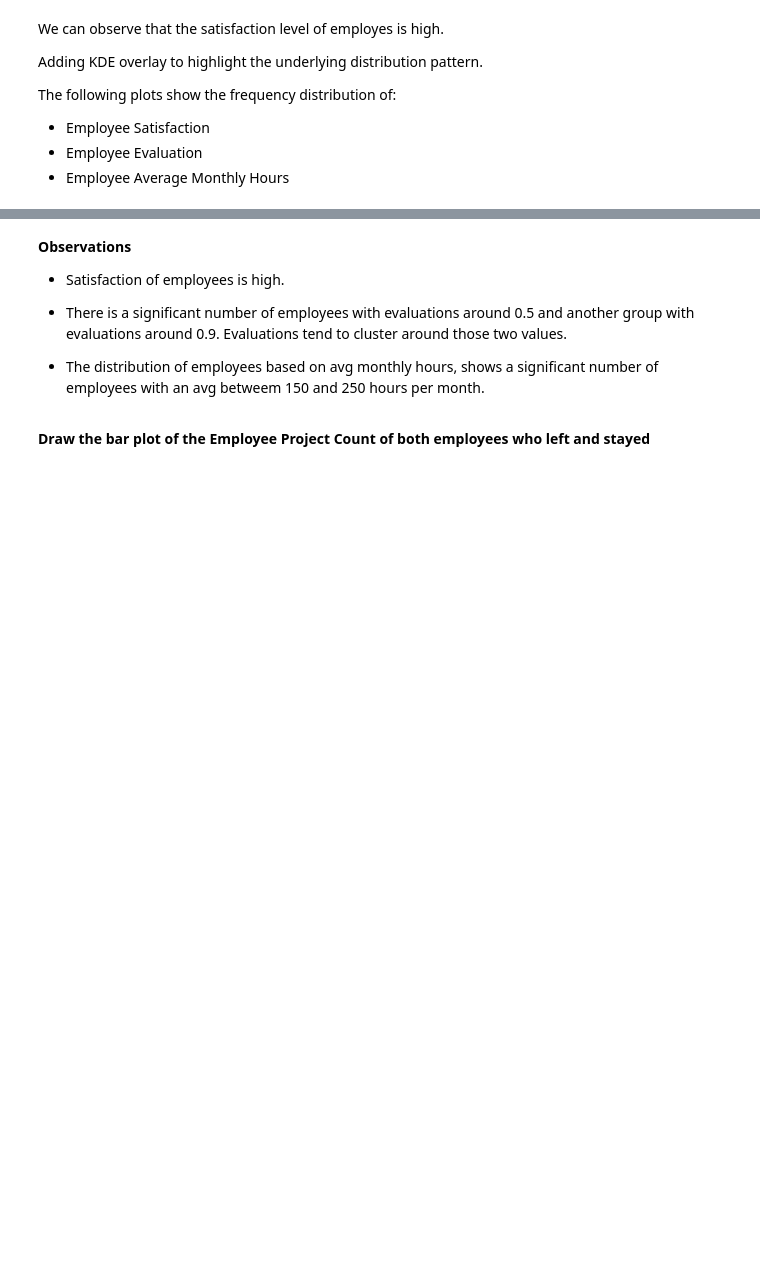
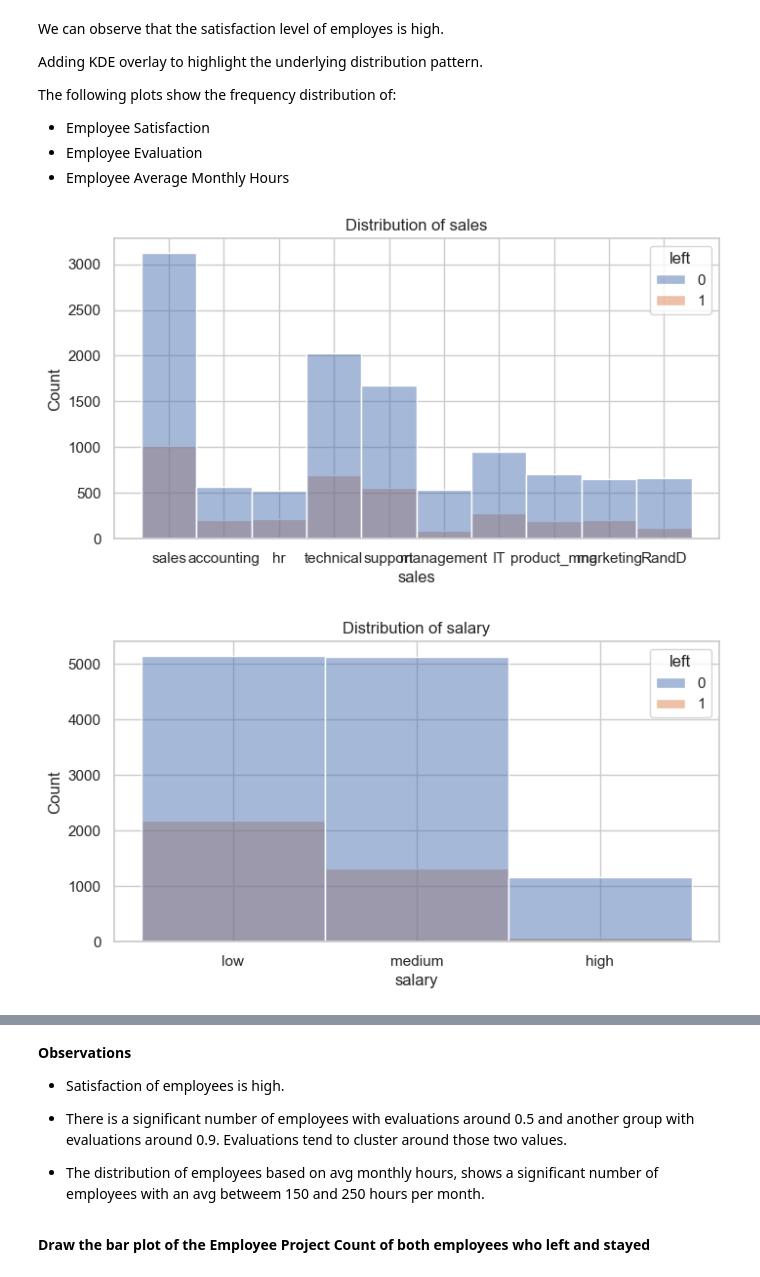
Before and after one commit to karmenatwork/4_CB_employees_turnover, a Jupyter notebook: main.ipynb, the cells around one changed output, grey strips where cells are left out. Cells and saved outputs as stored; diff of their text form; code cells hidden in the pictures; blank space fills up the shorter version.

```diff
--- a/main.ipynb
+++ b/main.ipynb
@@ -270,24 +223,27 @@ The following plots show the frequency distribution of:
 # %%
 # Separate categorical and numerical variables
 cols = list(df.columns)
 categorical_vars = cols[-2:] #['sales', 'salary']
 numeric_vars = df.drop(columns=categorical_vars).columns
 # skip_num_vars = ['number_project', 'time_spend_company', 'Work_accident', 'left', 'promotion_last_5years']
 
 
 # Plot relationship between numerical features and turnover
 # Distribution of Numerical Features and turnover
 numeric_vars_2 = ['satisfaction_level', 'last_evaluation', 'average_montly_hours']
 # for feature in numeric_vars_2:
 #     plt.figure(figsize=(8, 4))
 #     sns.histplot(df[feature], kde=True, bins=15)
 #     # sns.histplot(x=feature, hue='left',data=df,  kde=True, bins=15)
 #     plt.title(f'Distribution of Employees based on {feature}')
 #     plt.show()
 
 # Plot categorical features and turnover
-# for feature in categorical_vars:
-#     plt.figure(figsize=(8, 4))
-#     sns.histplot(x=feature, hue='left',data=df)
-#     plt.title(f'Distribution of {feature}')
-#     plt.show()
+for feature in categorical_vars:
+    plt.figure(figsize=(8, 4))
+    sns.histplot(x=feature, hue='left',data=df)
+    plt.title(f'Distribution of {feature}')
+    plt.show()
+# %% [output]
+[figure, added]
+[figure, added]
```
Also changed, not shown: parts of 37 cells of this notebook.
